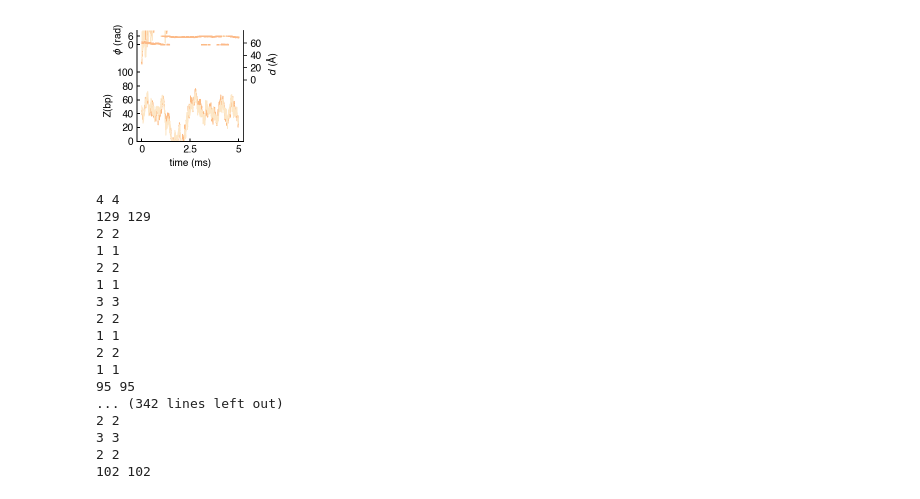
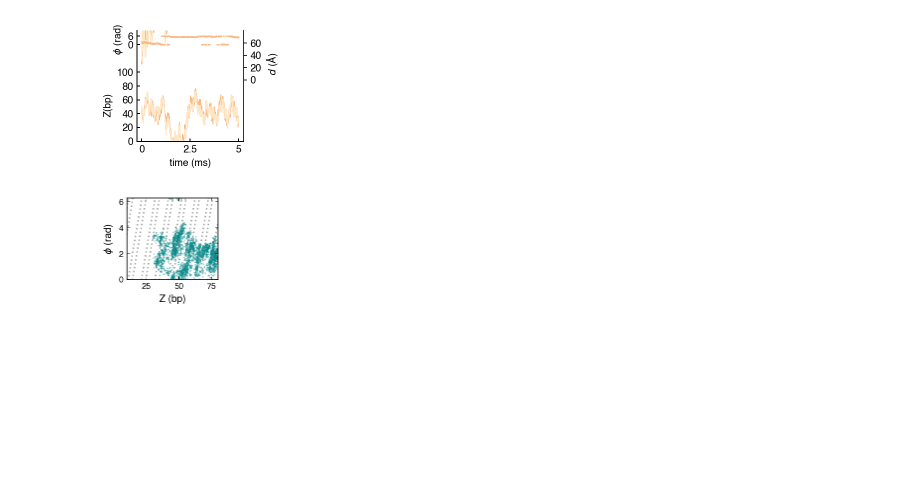
Before and after one commit to mallu2/CG_analysis, a Jupyter notebook: plotting_CG_sim.ipynb, the cells around one changed output. Saved outputs shown, nothing was run; the diff lists cells and outputs as text; code cells hidden in the pictures; blank space fills up the shorter version.

```diff
--- a/plotting_CG_sim.ipynb
+++ b/plotting_CG_sim.ipynb
@@ -423,7 +363,7 @@ class TrajectoryPlotting:
 
         dfA = data[replica][10000:30000]
         #dfB = self[1][replica][10000:30000]
-        fig, ax = plt.subplots(figsize = (2.,1.8),frameom=False)
+        fig, ax = plt.subplots(figsize = (2.,1.8),frameon=False)
         #fig, ax = plt.subplots(figsize = (4.,3))
         plt.scatter(dfA['position'][::skip_frames]/3.3+50,dfA['angle'][::skip_frames]*(np.pi/180),color=color,s=0.05)
         #plt.plot(dfA['position'][::skip_frames]/3.3+50,dfB['angle'][::skip_frames]*(np.pi/180),color=color,linewidth=0.5)
@@ -508,7 +448,6 @@ class TrajectoryPlotting:
         axes.set_xlim(10,80)
         plt.ylabel('$\phi$ (rad)', fontsize = 10,color='k')
         plt.xlabel('Z (bp)', fontsize = 10,color='k')
-        plt.des
         plt.tight_layout()
         if save_file_name:
             plt.savefig(save_file_name,dpi=300,transparent=True)
@@ -598,8 +544,10 @@ TrajectoryPlotting.plot_distance_position_angle_dimer(full_dimerR005,1,o2)
 # %%
 #TrajectoryPlotting.plot_position_angle_monomer(monomerS002,3,5,o2,'/Users/mallu899/Documents/projects/lacI_CG_master/LacI_CG_Draft/Figures/Version9/Figure1_plots/S_mono02.png')
 # %%
-#TrajectoryPlotting.plot_position_angle_monomer(monomerR002,3,5,g3,'/Users/mallu899/Documents/projects/lacI_CG_master/LacI_CG_Draft/Figures/Version9/Figure1_plots/R_mono02.png')
+TrajectoryPlotting.plot_position_angle_dimer(full_dimerR003,2,30,'darkcyan','/Users/mallu899/Mirror/projects/lacI_CG_master/LacI_CG_Draft/Figures/Version9/Figure1_plots/R_full03.png')
 #TrajectoryPlotting.plot_position_angle_dimer(dimerS002,3,20,o2,'/Users/mallu899/Documents/projects/lacI_CG_master/LacI_CG_Draft/Figures/Version9/Figure1_plots/S_dimer02.png')
 #TrajectoryPlotting.plot_position_angle_dimer(dimerR002,3,20,g3,'/Users/mallu899/Documents/projects/lacI_CG_master/LacI_CG_Draft/Figures/Version9/Figure1_plots/R_dimer02.png')
 #TrajectoryPlotting.plot_position_angle_dimer(full_dimerS002,3,40,o2,'/Users/mallu899/Documents/projects/lacI_CG_master/LacI_CG_Draft/Figures/Version9/Figure1_plots/S_full02.png')
 #TrajectoryPlotting.plot_position_angle_dimer(full_dimerR002,4,40,g3,'/Users/mallu899/Documents/projects/lacI_CG_master/LacI_CG_Draft/Figures/Version9/Figure1_plots/R_full02.png')
+# %% [output]
+[figure, added]
@@ -854,20 +553,0 @@ def get_start_end_sliding(D1_diffusion_dataFrame,rolling_window,protein_descript
-# %%
-AS003,BS003=QuantifyDiffusionSlidingAndHopping(ClassifyTrajectory.check_sliding_dimer(full_dimerS003),'dimer').sliding_and_hopping()
-# %% [output]
-4 4
-129 129
-2 2
-1 1
-2 2
-1 1
-3 3
-2 2
-1 1
-2 2
-1 1
-95 95
-... (342 lines left out)
-2 2
-3 3
-2 2
-102 102
```
Also changed, not shown: parts of 63 cells of this notebook.
